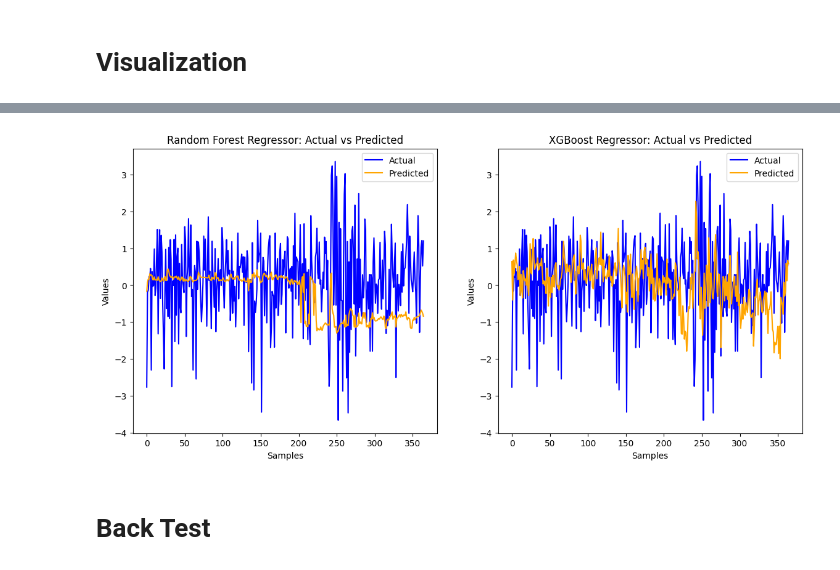
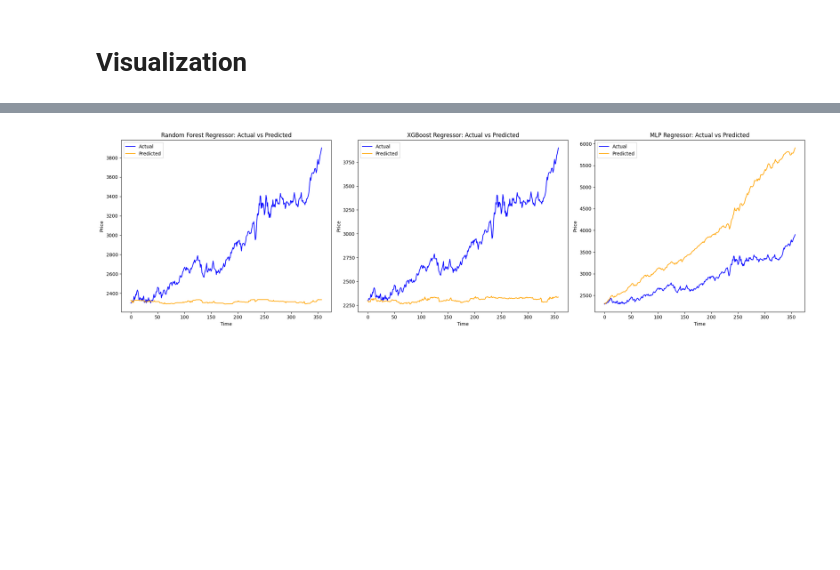
Before and after one commit to BuiBachKhanhDuy/Gold_Price_Predict_Model_with_Yfinance, a Jupyter notebook: Predict_Model.ipynb, the cells around one changed output, grey strips where cells are left out. Saved outputs shown, nothing was run; the diff lists cells and outputs as text; code cells hidden in the pictures; blank space fills up the shorter version.

```diff
--- a/Predict_Model.ipynb
+++ b/Predict_Model.ipynb
@@ -70,10 +96,6 @@ preprocessed_data['Price Direction'] = (
             preprocessed_data['Tomorrow_Close'] > preprocessed_data['Close']
             ).astype(int)
 
-preprocessed_data['Price Change %'] = ((
-            preprocessed_data['Tomorrow_Close'] - preprocessed_data['Close']
-            ) / preprocessed_data['Close'] * 100).round(2)
-
 preprocessed_data.dropna(inplace=True)
 preprocessed_data
 # %% [output]
@@ -289,24 +388,31 @@ plt.show()
 # %%
-# Actual vs Predicted for Regression
-fig, (ax1, ax2) = plt.subplots(1, 2, figsize=(14, 6))
+# Actual vs Predicted for Regression (date line plot)
+fig, (ax1, ax2, ax3) = plt.subplots(1, 3, figsize=(21, 6))
 # random forest
 ax1.plot(y_test_reg.values, label='Actual', color='blue')
 ax1.plot(y_pred_rf_reg, label='Predicted', color='orange')
 ax1.set_title('Random Forest Regressor: Actual vs Predicted')
-ax1.set_xlabel('Samples')
-ax1.set_ylabel('Values')
+ax1.set_xlabel('Time')
+ax1.set_ylabel('Price')
 ax1.legend()
 
 # xgboost
 ax2.plot(y_test_reg.values, label='Actual', color='blue')
 ax2.plot(y_pred_xgb_reg, label='Predicted', color='orange')
 ax2.set_title('XGBoost Regressor: Actual vs Predicted')
-ax2.set_xlabel('Samples')
-ax2.set_ylabel('Values')
+ax2.set_xlabel('Time')
+ax2.set_ylabel('Price')
 ax2.legend()
 
+# mlp
+ax3.plot(y_test_reg.values, label='Actual', color='blue')
+ax3.plot(y_pred_mlp_reg, label='Predicted', color='orange')
+ax3.set_title('MLP Regressor: Actual vs Predicted')
+ax3.set_xlabel('Time')
+ax3.set_ylabel('Price')
+ax3.legend()
+
+plt.tight_layout()
 plt.show()
 # %% [output]
-[figure, old version]
+[figure, new version]
-# %% [markdown]
-# Back Test
```
Also changed, not shown: parts of 14 cells of this notebook.
